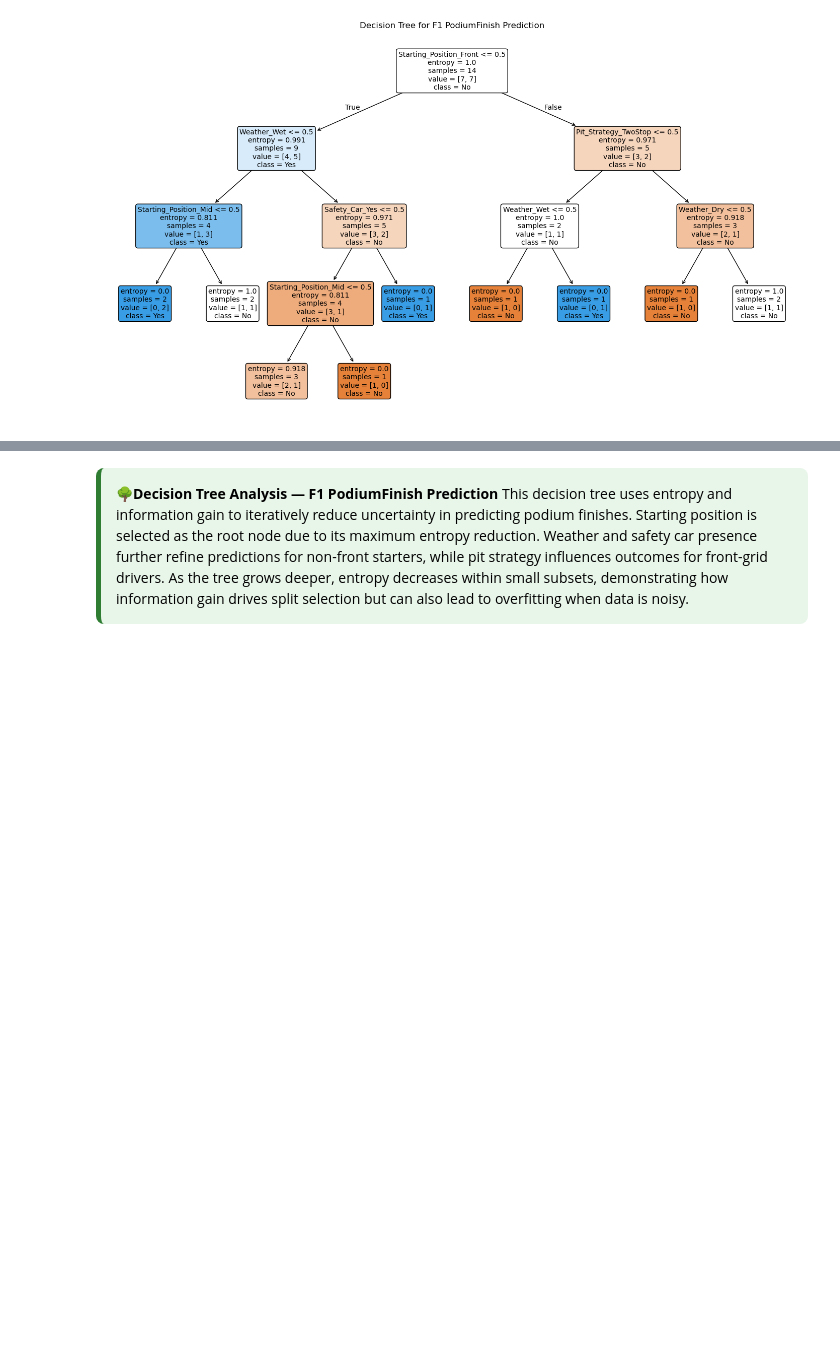
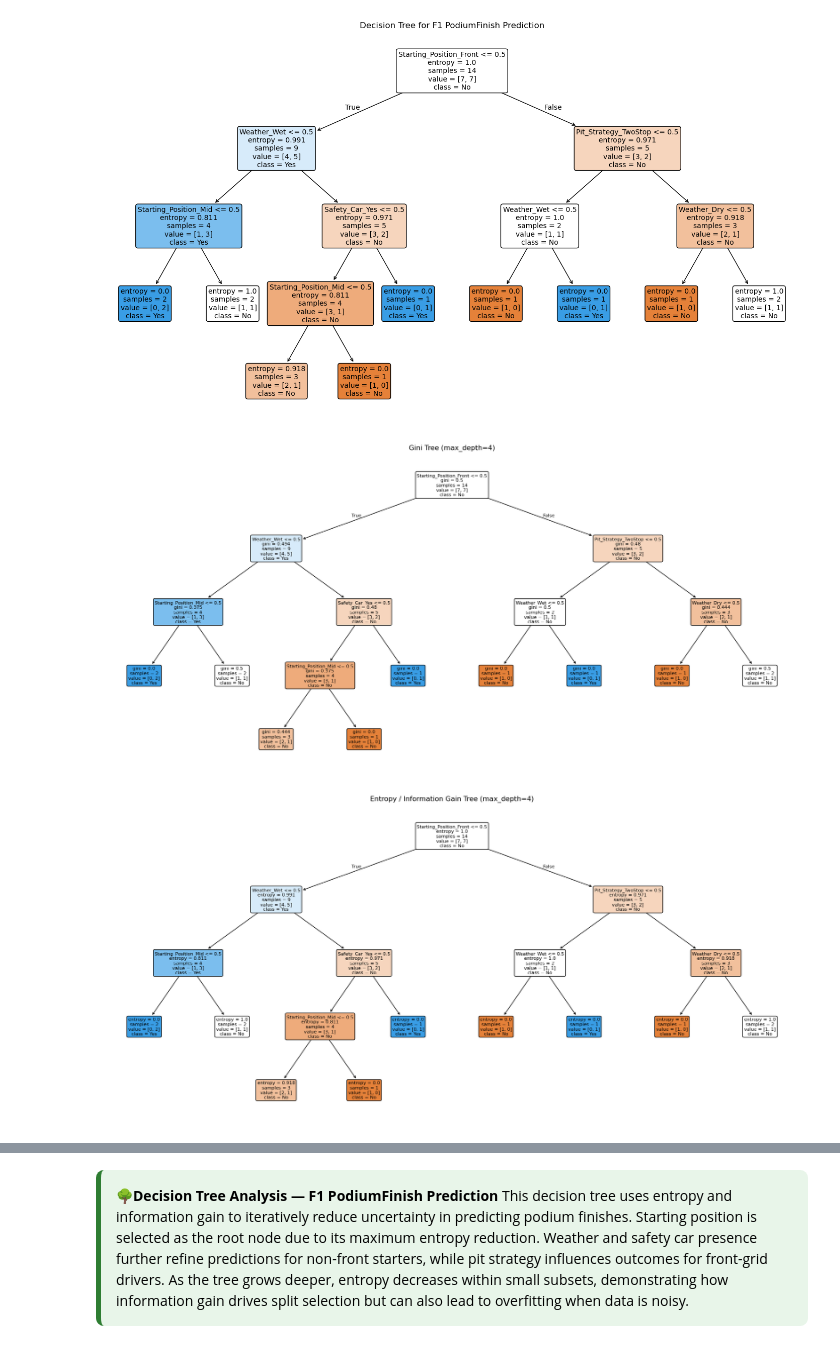
Before and after one commit to s3achan/DecisionTrees, a Jupyter notebook: F1-DecisionTrees-Entropy.ipynb, the cells around one changed output, grey strips where cells are left out. Drawn from its saved outputs; the diff is of its cells as text; code cells hidden in the pictures; blank space fills up the shorter version.

Commit message:
Adding entropy functions

```diff
--- a/F1-DecisionTrees-Entropy.ipynb
+++ b/F1-DecisionTrees-Entropy.ipynb
@@ -334,3 +405,45 @@ plt.title("Decision Tree for F1 PodiumFinish Prediction")
 plt.show()
 # %% [output]
 [figure]
+# %%
+from sklearn.tree import DecisionTreeClassifier, plot_tree
+import matplotlib.pyplot as plt
+
+# Train both models
+dt_gini = DecisionTreeClassifier(criterion='gini', random_state=42, max_depth=None)
+dt_entropy = DecisionTreeClassifier(criterion='entropy', random_state=42, max_depth=None)
+
+dt_gini.fit(X, y)
+dt_entropy.fit(X, y)
+
+# Plot BOTH trees (same depth so it's a fair comparison)
+max_depth_to_show = 4
+
+plt.figure(figsize=(22, 10))
+plot_tree(
+    dt_gini,
+    feature_names=X.columns,
+    class_names=['No', 'Yes'],
+    filled=True,
+    rounded=True,
+    fontsize=8,
+    max_depth=max_depth_to_show
+)
+plt.title(f"Gini Tree (max_depth={max_depth_to_show})")
+plt.show()
+
+plt.figure(figsize=(22, 10))
+plot_tree(
+    dt_entropy,
+    feature_names=X.columns,
+    class_names=['No', 'Yes'],
+    filled=True,
+    rounded=True,
+    fontsize=8,
+    max_depth=max_depth_to_show
+)
+plt.title(f"Entropy / Information Gain Tree (max_depth={max_depth_to_show})")
+plt.show()
+# %% [output]
+[figure, added]
+[figure, added]
```
Also changed, not shown: parts of 22 cells of this notebook, 1 other file.
